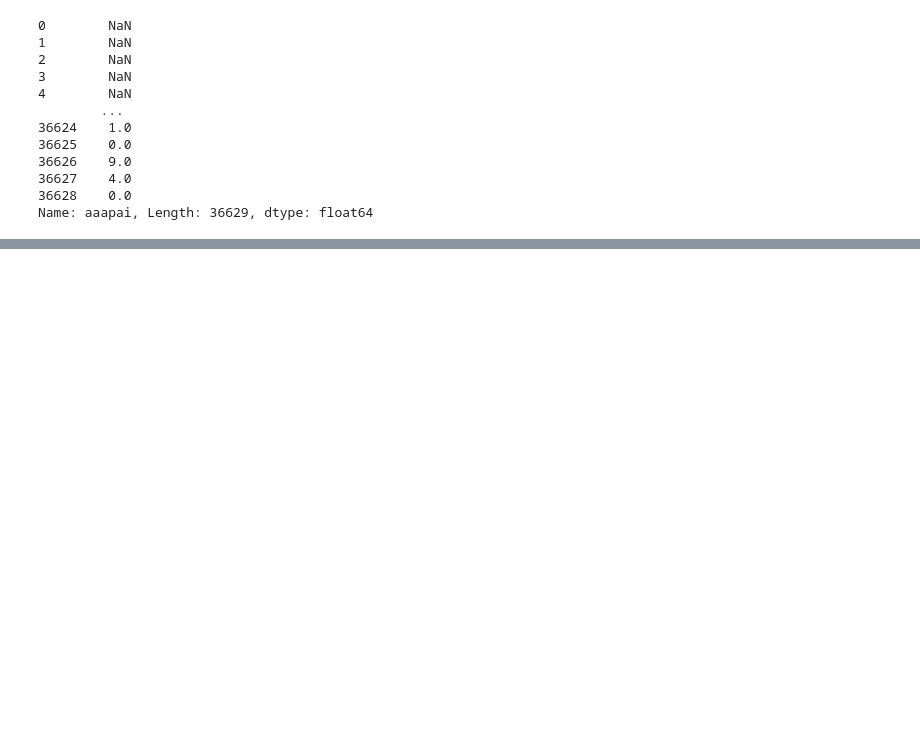
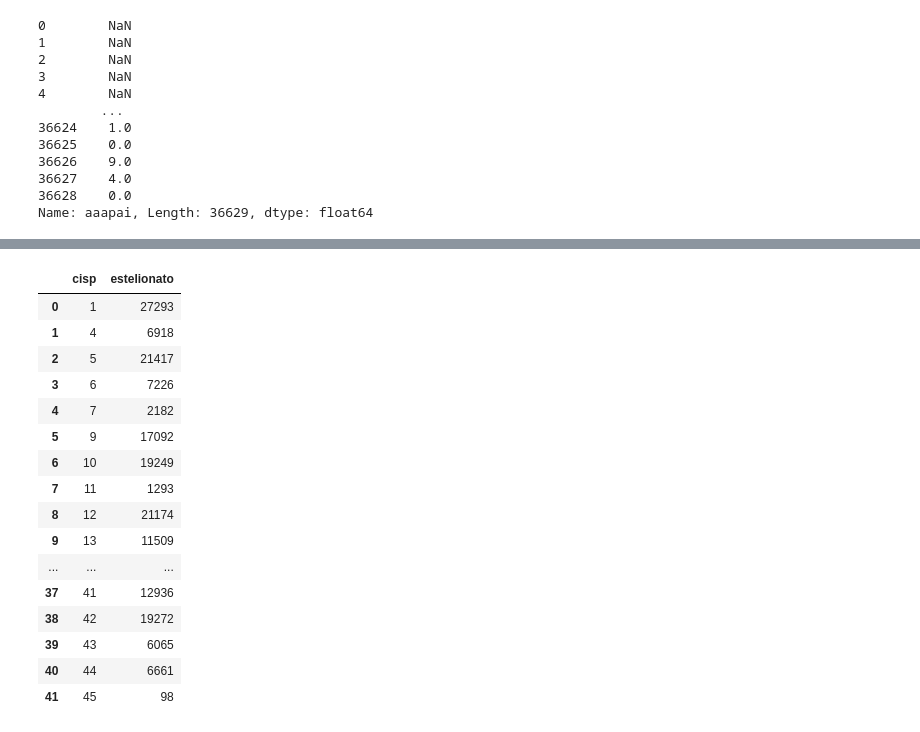
Before and after one commit to MatheusVieira12/Repo_Senac, a Jupyter notebook: aulas/projeto_analise_Segurança.ipynb, the cells around one changed output, grey strips where cells are left out. Drawn from its saved outputs; the diff is of its cells as text; code cells hidden in the pictures; blank space fills up the shorter version.

```diff
--- a/aulas/projeto_analise_Segurança.ipynb
+++ b/aulas/projeto_analise_Segurança.ipynb
@@ -145,0 +166,21 @@ apreensoes_municipio.to_csv('apreensoes_municipio.csv', index=False, sep=';')
+# %%
+BaseDP_estelionato = baseDP_capital.groupby('cisp')['estelionato'].sum().reset_index()
+BaseDP_estelionato
+# %% [output]
+|  | cisp | estelionato |
+| 0 | 1 | 27293 |
+| 1 | 4 | 6918 |
+| 2 | 5 | 21417 |
+| 3 | 6 | 7226 |
+| 4 | 7 | 2182 |
+| 5 | 9 | 17092 |
+| 6 | 10 | 19249 |
+| 7 | 11 | 1293 |
+| 8 | 12 | 21174 |
+| 9 | 13 | 11509 |
+| ... | ... | ... |
+| 37 | 41 | 12936 |
+| 38 | 42 | 19272 |
+| 39 | 43 | 6065 |
+| 40 | 44 | 6661 |
+| 41 | 45 | 98 |
```
Also changed, not shown: parts of 16 cells of this notebook, 3 other files.
